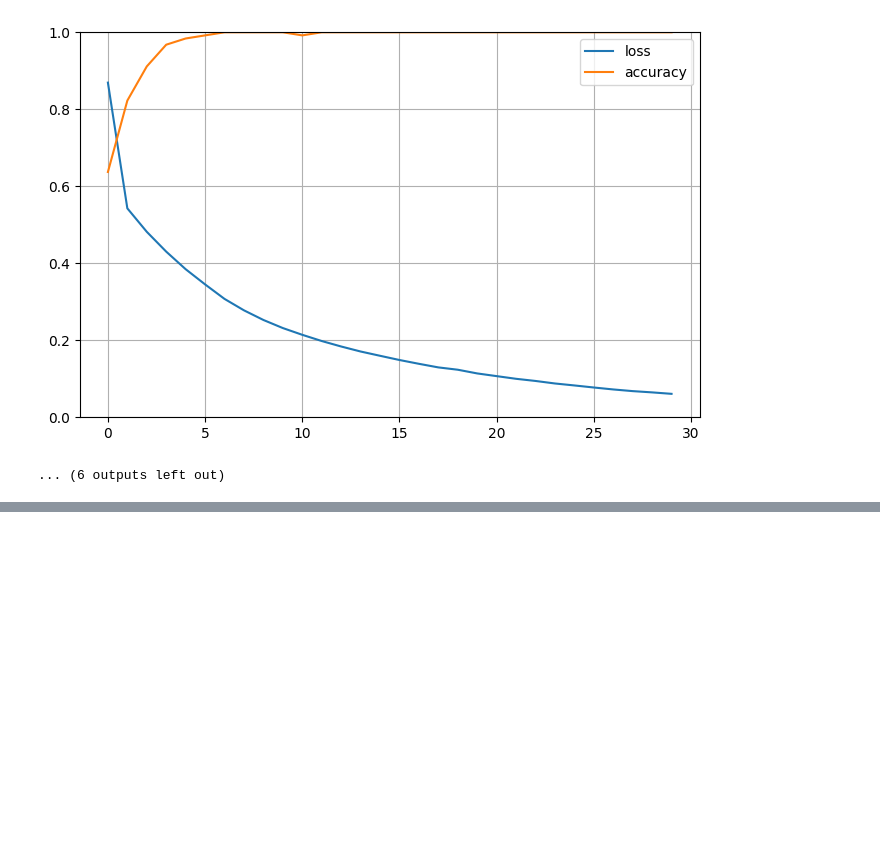
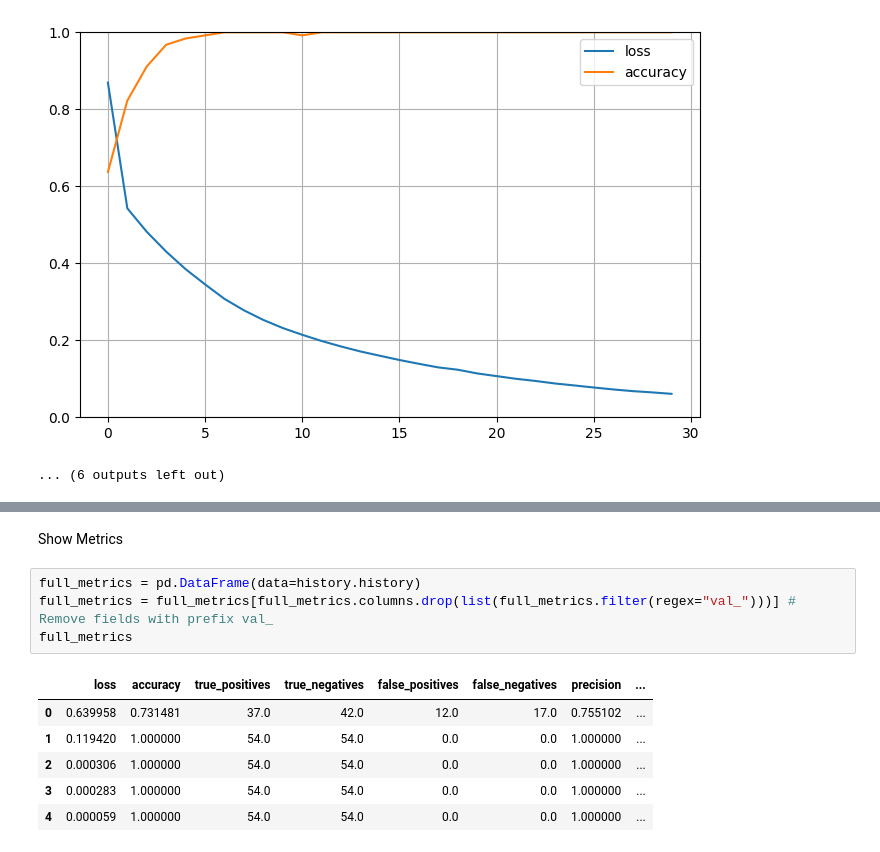
Before and after one commit to lascha212/F21DL, a Jupyter notebook: lab.ipynb, the cells around one changed output, grey strips where cells are left out. Saved outputs shown, nothing was run; the diff lists cells and outputs as text; blank space fills up the shorter version.

```diff
--- a/lab.ipynb
+++ b/lab.ipynb
@@ -1416,0 +1549,13 @@ SyntaxError: invalid syntax. Perhaps you forgot a comma? (3009624814.py, line 16
+# %% [markdown]
+Show Metrics
+# %%
+full_metrics = pd.DataFrame(data=history.history)
+full_metrics = full_metrics[full_metrics.columns.drop(list(full_metrics.filter(regex="val_")))] # Remove fields with prefix val_
+full_metrics
+# %% [output]
+|  | loss | accuracy | true_positives | true_negatives | false_positives | false_negatives | precision | ... |
+| 0 | 0.639958 | 0.731481 | 37.0 | 42.0 | 12.0 | 17.0 | 0.755102 | ... |
+| 1 | 0.119420 | 1.000000 | 54.0 | 54.0 | 0.0 | 0.0 | 1.000000 | ... |
+| 2 | 0.000306 | 1.000000 | 54.0 | 54.0 | 0.0 | 0.0 | 1.000000 | ... |
+| 3 | 0.000283 | 1.000000 | 54.0 | 54.0 | 0.0 | 0.0 | 1.000000 | ... |
+| 4 | 0.000059 | 1.000000 | 54.0 | 54.0 | 0.0 | 0.0 | 1.000000 | ... |
```
Also changed, not shown: parts of 13 cells of this notebook, 1 other file.
